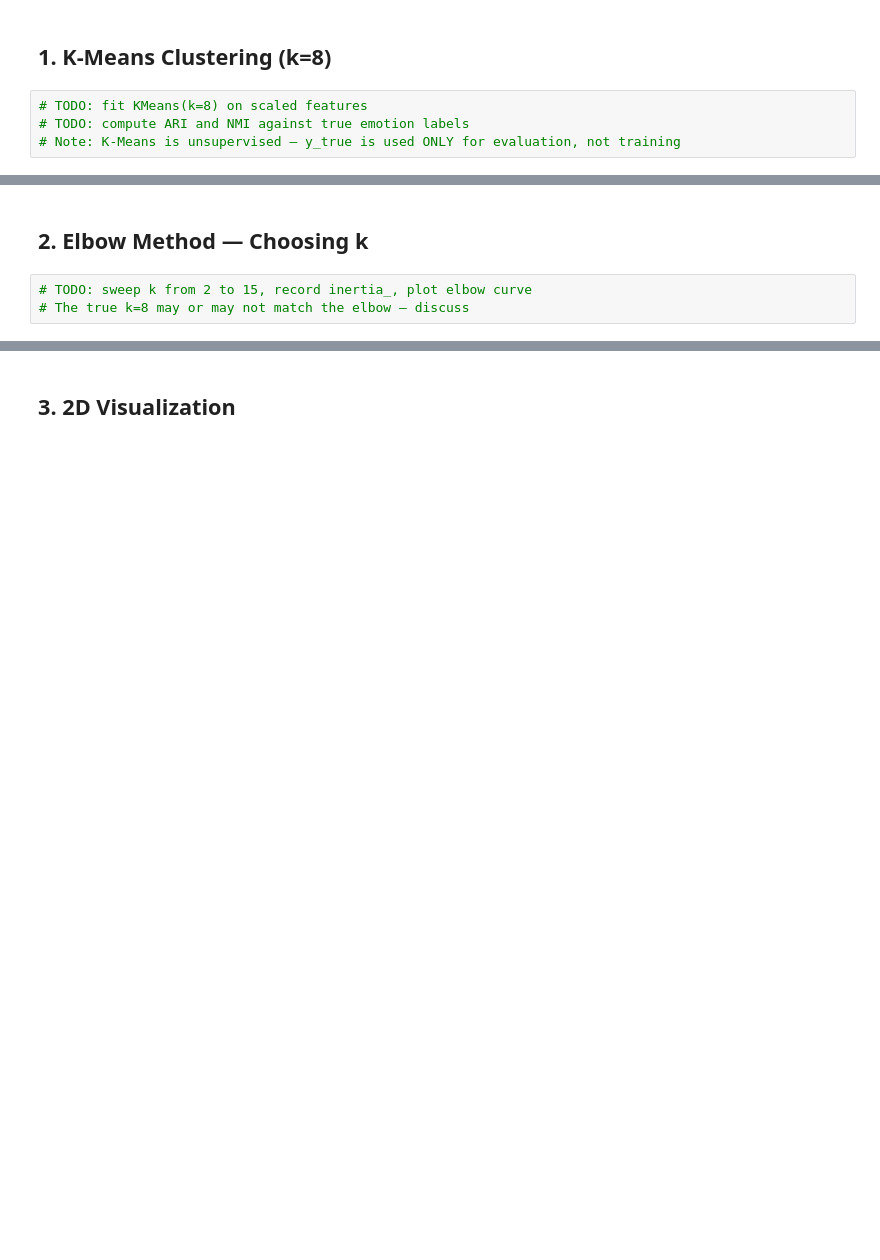
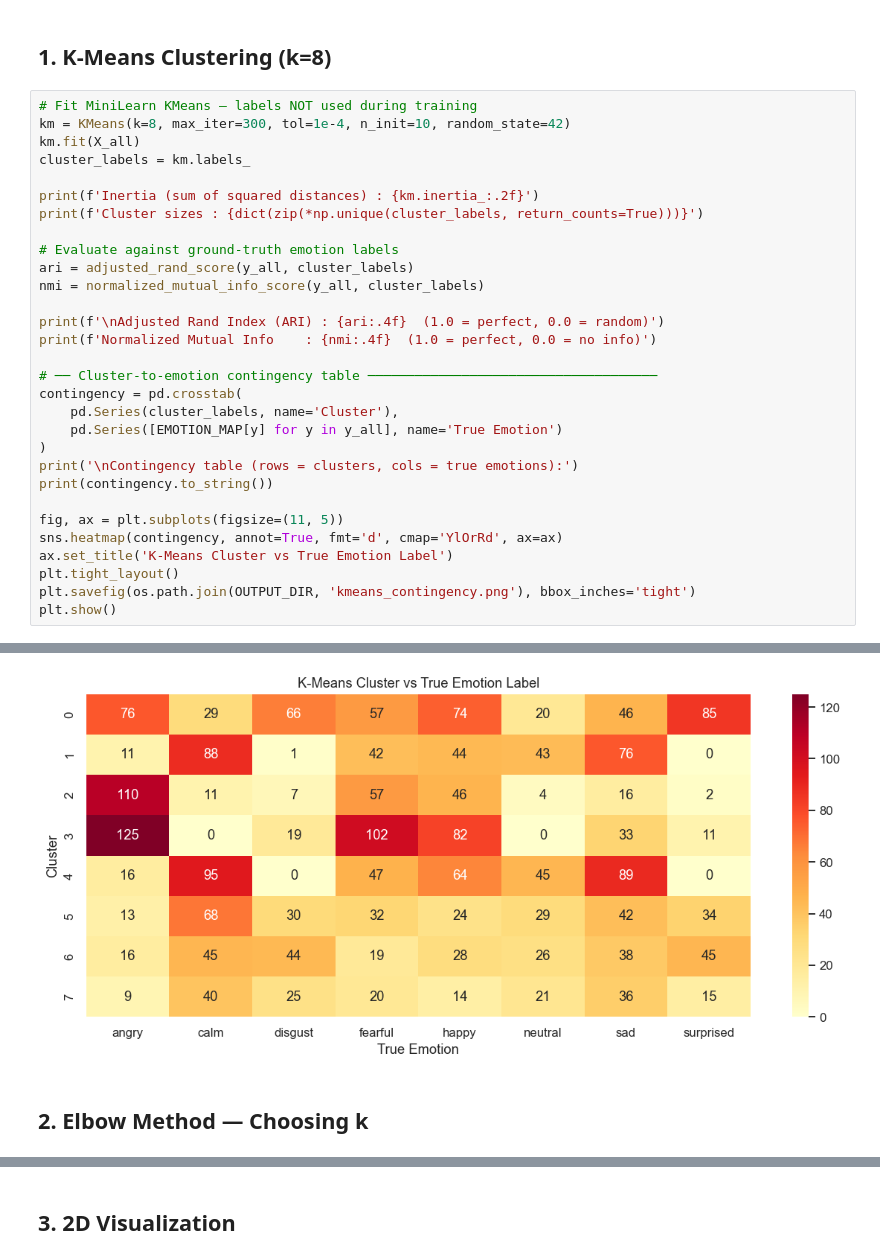
Before and after one commit to micahg1/Project_CSE432-532, a Jupyter notebook: SER_Project/notebooks/week11- clustering.ipynb, the cells around one changed output, grey strips where cells are left out. Saved outputs shown, nothing was run; the diff lists cells and outputs as text; blank space fills up the shorter version.

Commit message:
validation / clustering py + week10/11 - model validation / clustering ipynb

```diff
--- a/SER_Project/notebooks/week11- clustering.ipynb
+++ b/SER_Project/notebooks/week11- clustering.ipynb
@@ -26,6 +59,33 @@ from sklearn.manifold import TSNE
 # %% [markdown]
 ## 1. K-Means Clustering (k=8)
-# %%
-# TODO: fit KMeans(k=8) on scaled features
-# TODO: compute ARI and NMI against true emotion labels
-# Note: K-Means is unsupervised — y_true is used ONLY for evaluation, not training
+# %%
+# Fit MiniLearn KMeans — labels NOT used during training
+km = KMeans(k=8, max_iter=300, tol=1e-4, n_init=10, random_state=42)
+km.fit(X_all)
+cluster_labels = km.labels_
+
+print(f'Inertia (sum of squared distances) : {km.inertia_:.2f}')
+print(f'Cluster sizes : {dict(zip(*np.unique(cluster_labels, return_counts=True)))}')
+
+# Evaluate against ground-truth emotion labels
+ari = adjusted_rand_score(y_all, cluster_labels)
+nmi = normalized_mutual_info_score(y_all, cluster_labels)
+
+print(f'\nAdjusted Rand Index (ARI) : {ari:.4f}  (1.0 = perfect, 0.0 = random)')
+print(f'Normalized Mutual Info    : {nmi:.4f}  (1.0 = perfect, 0.0 = no info)')
+
+# ── Cluster-to-emotion contingency table ─────────────────────────────────────
+contingency = pd.crosstab(
+    pd.Series(cluster_labels, name='Cluster'),
+    pd.Series([EMOTION_MAP[y] for y in y_all], name='True Emotion')
+)
+print('\nContingency table (rows = clusters, cols = true emotions):')
+print(contingency.to_string())
+
+fig, ax = plt.subplots(figsize=(11, 5))
+sns.heatmap(contingency, annot=True, fmt='d', cmap='YlOrRd', ax=ax)
+ax.set_title('K-Means Cluster vs True Emotion Label')
+plt.tight_layout()
+plt.savefig(os.path.join(OUTPUT_DIR, 'kmeans_contingency.png'), bbox_inches='tight')
+plt.show()
+# %% [output]
@@ -32,5 +109,3 @@ from sklearn.manifold import TSNE
+[figure, added]
 # %% [markdown]
 ## 2. Elbow Method — Choosing k
-# %%
-# TODO: sweep k from 2 to 15, record inertia_, plot elbow curve
-# The true k=8 may or may not match the elbow — discuss
```
Also changed, not shown: parts of 8 cells of this notebook, 19 other files.
